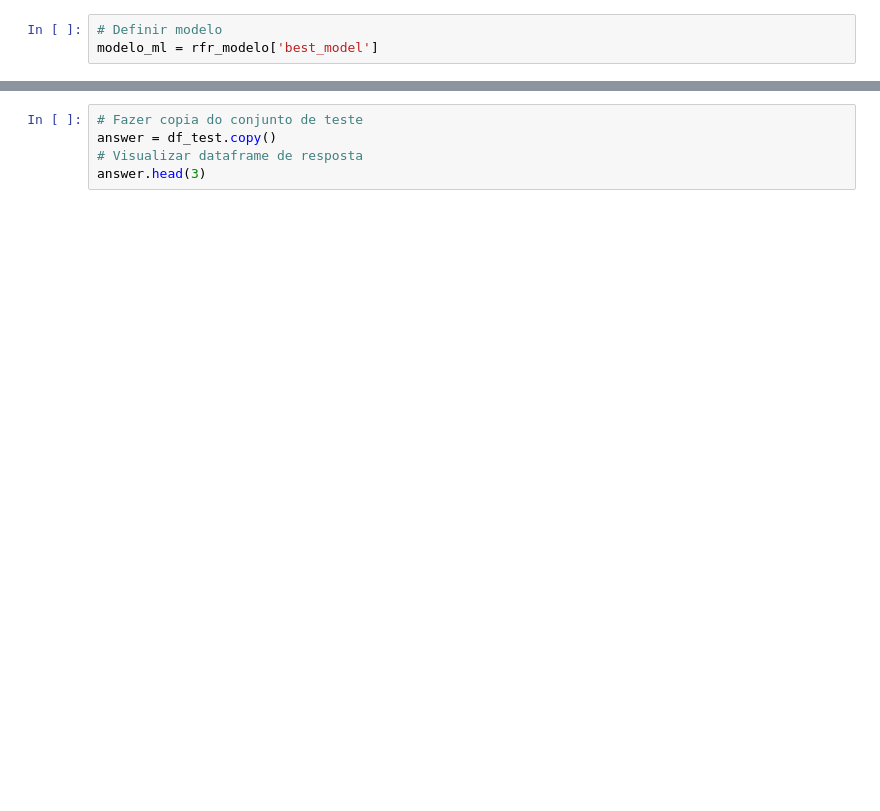
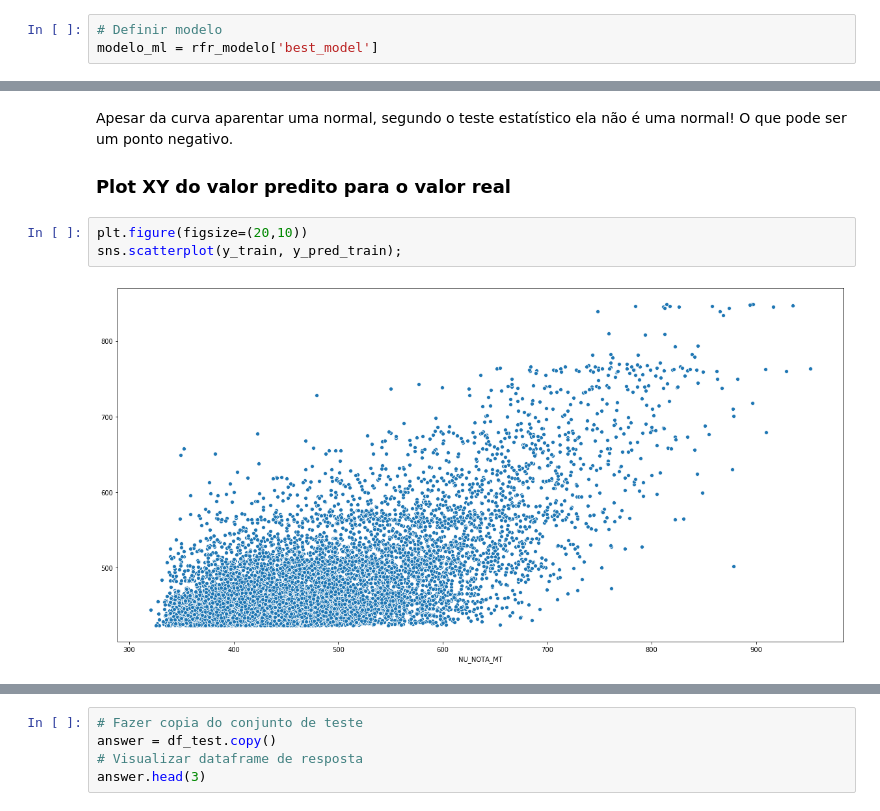
Before and after one commit to KaikeWesleyReis/codenation-aceleradev-datascience, a Jupyter notebook: semana_8/codigo_nota_enem2016.ipynb, the cells around one changed output, grey strips where cells are left out. Drawn from its saved outputs; the diff is of its cells as text; blank space fills up the shorter version.

```diff
--- a/semana_8/codigo_nota_enem2016.ipynb
+++ b/semana_8/codigo_nota_enem2016.ipynb
@@ -538,0 +540,8 @@ modelo_ml = rfr_modelo['best_model']
+# %% [markdown]
+Apesar da curva aparentar uma normal, segundo o teste estatístico ela não é uma normal! O que pode ser um ponto negativo.
+### Plot XY do valor predito para o valor real
+# %%
+plt.figure(figsize=(20,10))
+sns.scatterplot(y_train, y_pred_train);
+# %% [output]
+[figure, added]
```
Also changed, not shown: parts of 13 cells of this notebook, 1 other file.
